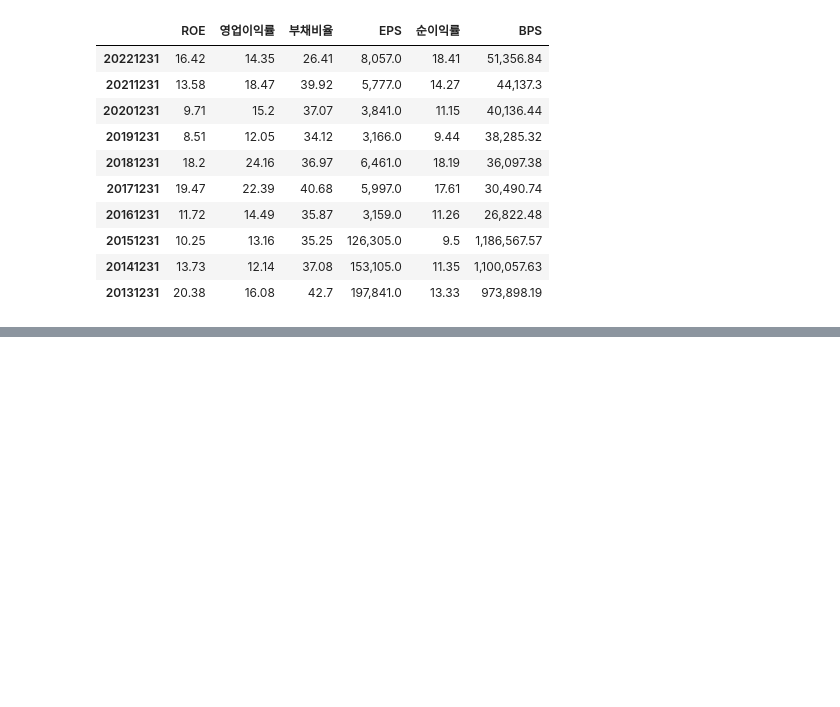
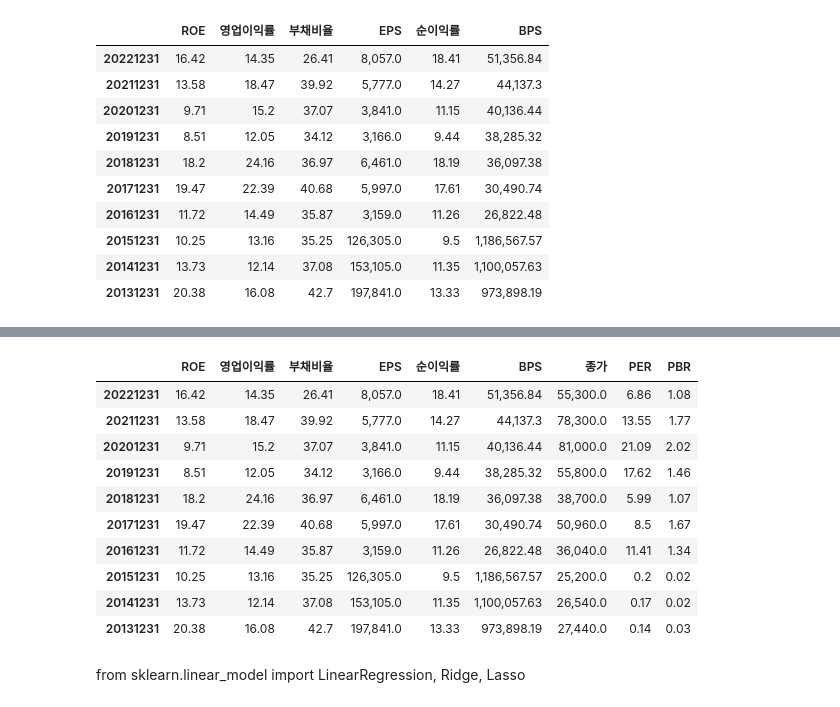
Before and after one commit to juhye-s/CapstoneStockModelingProject, a Jupyter notebook: #1. 주가 데이터 수집(Dart API).ipynb, the cells around one changed output, grey strips where cells are left out. Drawn from its saved outputs; the diff is of its cells as text; code cells hidden in the pictures; blank space fills up the shorter version.

```diff
--- a/주가 데이터 수집(Dart API).ipynb
+++ b/#1. 주가 데이터 수집(Dart API).ipynb
@@ -516,0 +598,7 @@ real_final_df
+# %%
+#close_data.name = "종가"
+#close_data
+
+dec_data.name = "종가"
+dec_data.columns = ["종가"]
+dec_data
@@ -516,0 +617,5 @@ real_final_df
+# %%
+#real_final_df=pd.concat([real_final_df, close_data], axis=1)
+real_final_df=pd.concat([real_final_df, dec_data], axis=1)
+
+real_final_df
@@ -516,0 +637,6 @@ real_final_df
+# %%
+# per
+
+per_df = real_final_df['종가'] / real_final_df['EPS']
+per_df.name = "PER"
+per_df
@@ -516,0 +655,6 @@ real_final_df
+# %%
+# pbr
+
+pbr_df = real_final_df['종가'] / real_final_df['BPS']
+pbr_df.name = "PBR"
+pbr_df
@@ -516,0 +673,19 @@ real_final_df
+# %%
+real_final_df = pd.concat([real_final_df, per_df, pbr_df], axis=1)
+real_final_df=round(real_final_df,2)
+real_final_df
+# %% [output]
+|  | ROE | 영업이익률 | 부채비율 | EPS | 순이익률 | BPS | 종가 | PER | PBR |
+| 20221231 | 16.42 | 14.35 | 26.41 | 8,057.0 | 18.41 | 51,356.84 | 55,300.0 | 6.86 | 1.08 |
+| 20211231 | 13.58 | 18.47 | 39.92 | 5,777.0 | 14.27 | 44,137.3 | 78,300.0 | 13.55 | 1.77 |
+| 20201231 | 9.71 | 15.2 | 37.07 | 3,841.0 | 11.15 | 40,136.44 | 81,000.0 | 21.09 | 2.02 |
+| 20191231 | 8.51 | 12.05 | 34.12 | 3,166.0 | 9.44 | 38,285.32 | 55,800.0 | 17.62 | 1.46 |
+| 20181231 | 18.2 | 24.16 | 36.97 | 6,461.0 | 18.19 | 36,097.38 | 38,700.0 | 5.99 | 1.07 |
+| 20171231 | 19.47 | 22.39 | 40.68 | 5,997.0 | 17.61 | 30,490.74 | 50,960.0 | 8.5 | 1.67 |
+| 20161231 | 11.72 | 14.49 | 35.87 | 3,159.0 | 11.26 | 26,822.48 | 36,040.0 | 11.41 | 1.34 |
+| 20151231 | 10.25 | 13.16 | 35.25 | 126,305.0 | 9.5 | 1,186,567.57 | 25,200.0 | 0.2 | 0.02 |
+| 20141231 | 13.73 | 12.14 | 37.08 | 153,105.0 | 11.35 | 1,100,057.63 | 26,540.0 | 0.17 | 0.02 |
+| 20131231 | 20.38 | 16.08 | 42.7 | 197,841.0 | 13.33 | 973,898.19 | 27,440.0 | 0.14 | 0.03 |
+# %% [markdown]
+
+from sklearn.linear_model import LinearRegression, Ridge, Lasso
```
Also changed, not shown: parts of 12 cells of this notebook, 14 other files.
